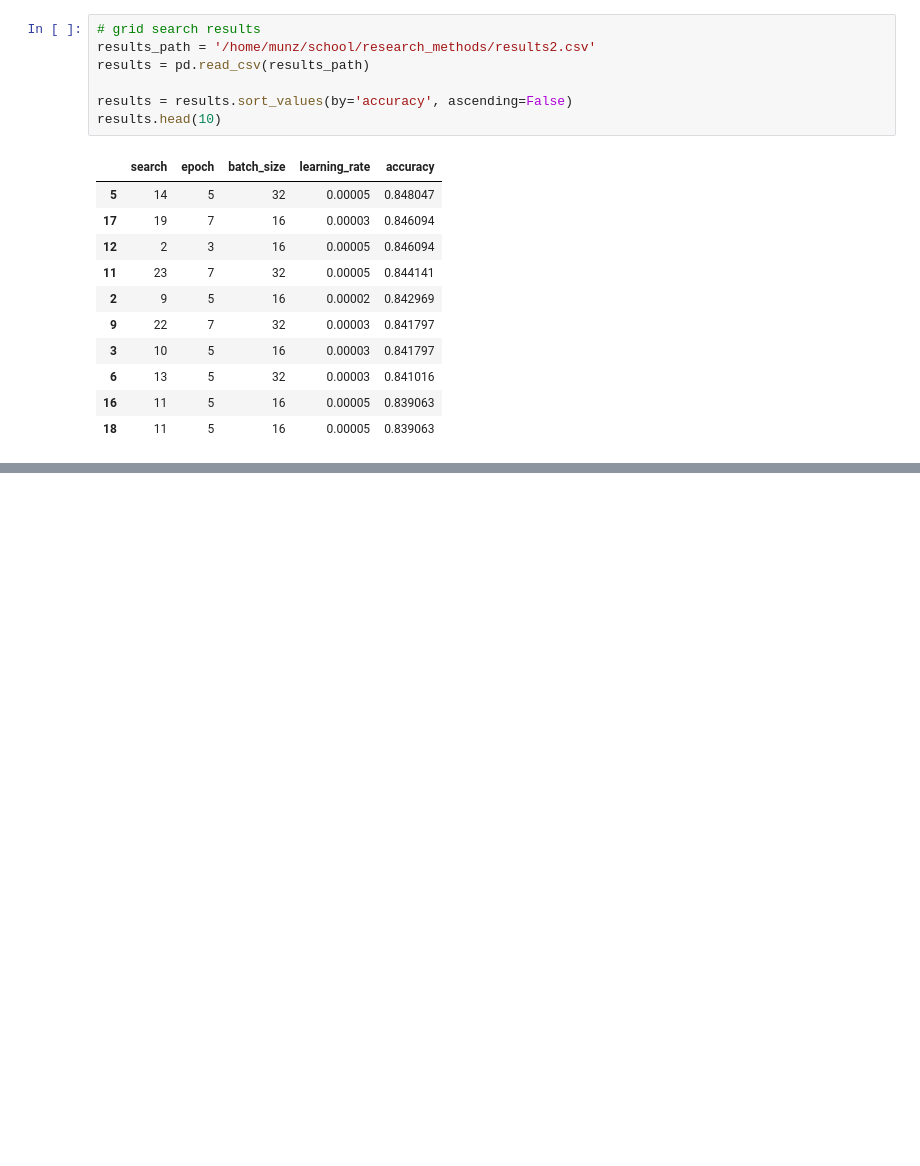
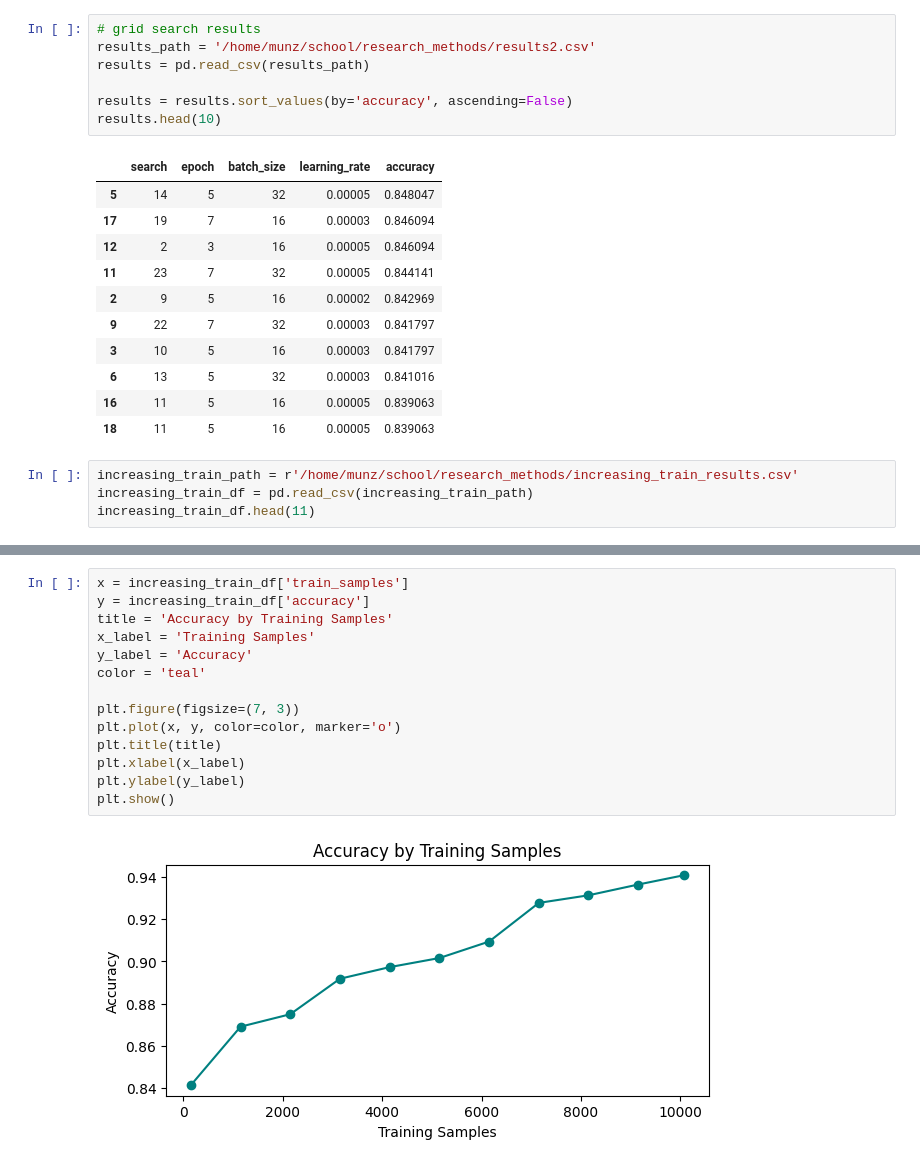
Before and after one commit to amaruy/HebAugment, a Jupyter notebook: notebooks/baseline_optimization_results.ipynb, the cells around one changed output, grey strips where cells are left out. Drawn from its saved outputs; the diff is of its cells as text; blank space fills up the shorter version.

```diff
--- a/notebooks/baseline_optimization_results.ipynb
+++ b/notebooks/baseline_optimization_results.ipynb
@@ -55,3 +55,7 @@ results.head(10)
 | 6 | 13 | 5 | 32 | 0.00003 | 0.841016 |
 | 16 | 11 | 5 | 16 | 0.00005 | 0.839063 |
 | 18 | 11 | 5 | 16 | 0.00005 | 0.839063 |
+# %%
+increasing_train_path = r'/home/munz/school/research_methods/increasing_train_results.csv'
+increasing_train_df = pd.read_csv(increasing_train_path)
+increasing_train_df.head(11)
@@ -57,0 +75,16 @@ results.head(10)
+# %%
+x = increasing_train_df['train_samples']
+y = increasing_train_df['accuracy']
+title = 'Accuracy by Training Samples'
+x_label = 'Training Samples'
+y_label = 'Accuracy'
+color = 'teal'
+
+plt.figure(figsize=(7, 3))
+plt.plot(x, y, color=color, marker='o')
+plt.title(title)
+plt.xlabel(x_label)
+plt.ylabel(y_label)
+plt.show()
+# %% [output]
+[figure, added]
```
Also changed, not shown: parts of 1 cell of this notebook.
